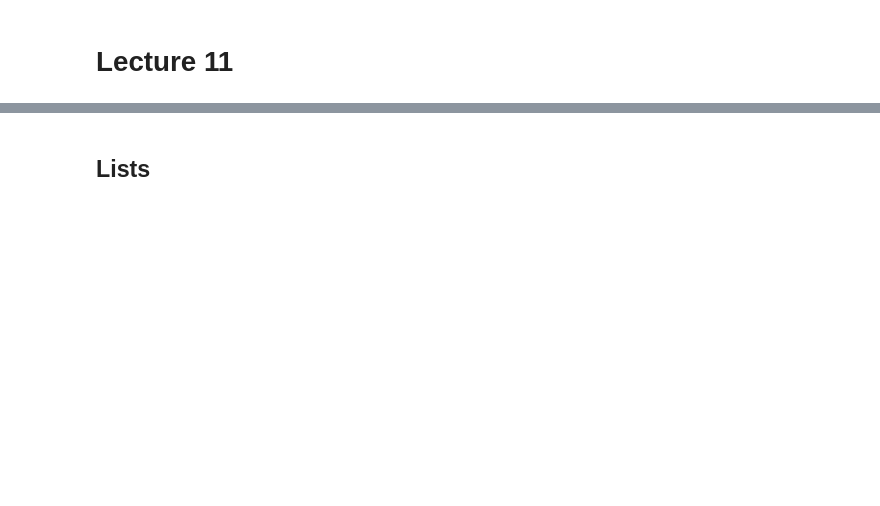
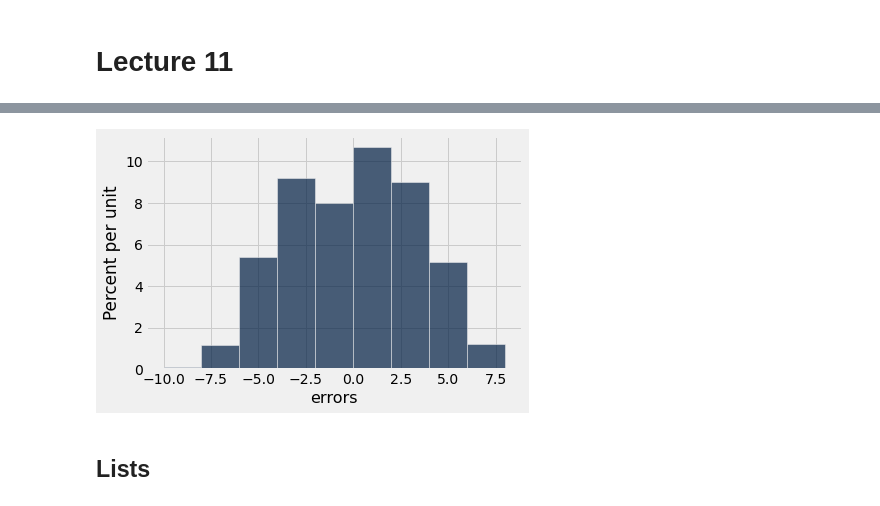
Before and after one commit to jhb10c/d8publicmaterials, a Jupyter notebook: lecnotebooks/lec11.ipynb, the cells around one changed output, grey strips where cells are left out. Saved outputs shown, nothing was run; the diff lists cells and outputs as text; code cells hidden in the pictures; blank space fills up the shorter version.

```diff
--- a/lecnotebooks/lec11.ipynb
+++ b/lecnotebooks/lec11.ipynb
@@ -9,0 +63,10 @@ plots.style.use('fivethirtyeight')
+# %%
+#lets check how accurate our prediction is
+# by looking at the difference between the predicted height
+# and the actual height
+def difference(x, y):
+    return x - y
+# %%
+# us apply and difference and add to the table
+pred_errs = galton.apply(difference, 'predictedHeight', 'childHeight')
+pred_errs
@@ -9,0 +91,4 @@ plots.style.use('fivethirtyeight')
+# %%
+# Here is our error table
+galton = galton.with_column('errors',pred_errs)
+galton
@@ -10,3 +108,9 @@ plots.style.use('fivethirtyeight')
+# %%
+# Lets look at the distribution of our errors
+# hint: numerical distibution
+galton.hist('errors',bins=np.arange(-10,10,2))
+# %% [output]
+[figure, added]
 # %% [markdown]
 ## Lists
 # %%
```
Also changed, not shown: parts of 47 cells of this notebook, 2 other files.
